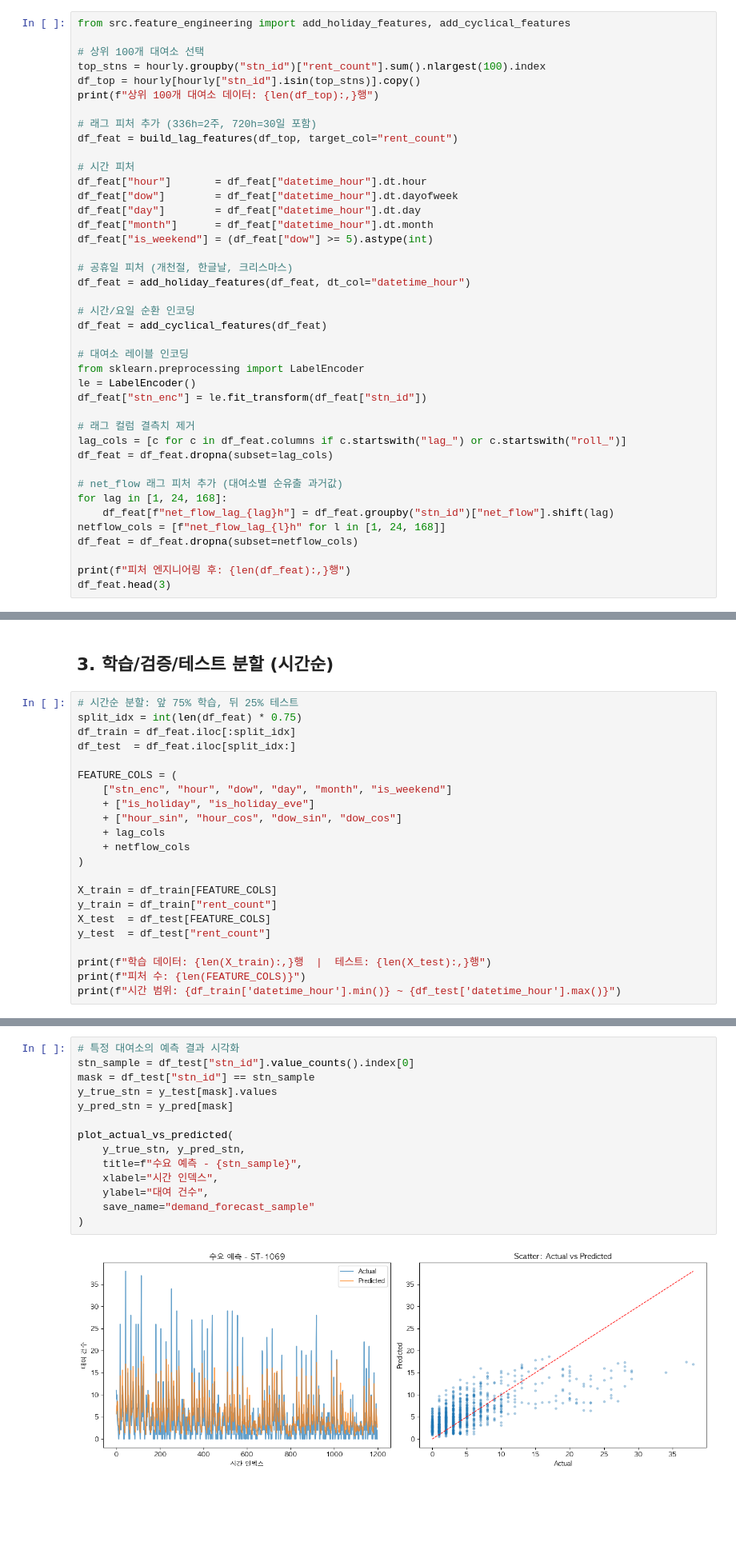
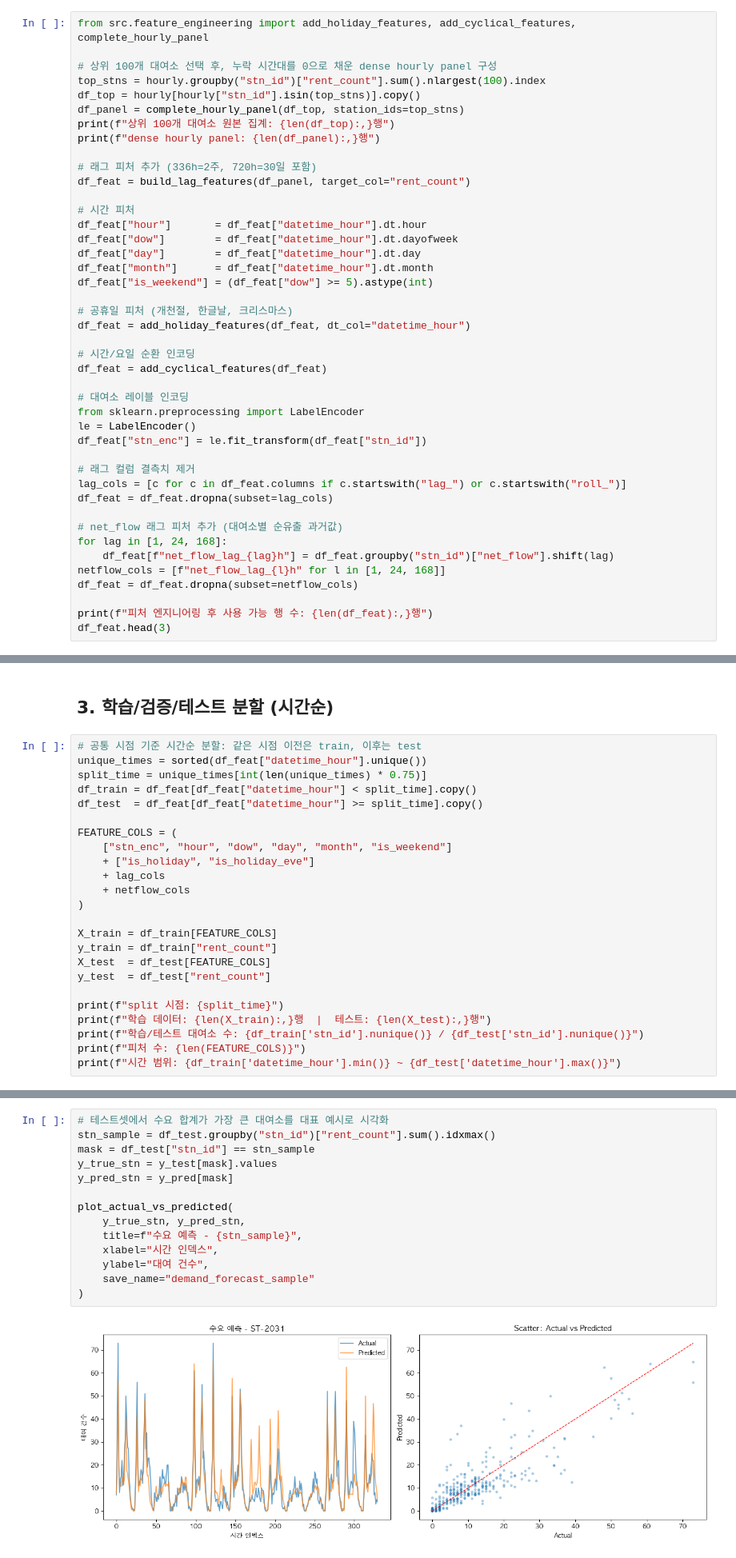
Before and after one commit to ClaraHayoungPark/seoul-bike-ml, a Jupyter notebook: notebooks/02_demand_forecasting.ipynb, the cells around one changed output, grey strips where cells are left out. Shown at 80% size. Cells and saved outputs as stored; diff of their text form; blank space fills up the shorter version.

Commit message:
fix: rebuild demand forecasting evaluation with proper time-based split

```diff
--- a/notebooks/02_demand_forecasting.ipynb
+++ b/notebooks/02_demand_forecasting.ipynb
@@ -62,15 +62,17 @@ Name: rent_count, dtype: float64
 # %% [markdown]
 ## 2. 상위 대여소 필터링 및 피처 엔지니어링
 # %%
-from src.feature_engineering import add_holiday_features, add_cyclical_features
+from src.feature_engineering import add_holiday_features, add_cyclical_features, complete_hourly_panel
 
-# 상위 100개 대여소 선택
+# 상위 100개 대여소 선택 후, 누락 시간대를 0으로 채운 dense hourly panel 구성
 top_stns = hourly.groupby("stn_id")["rent_count"].sum().nlargest(100).index
 df_top = hourly[hourly["stn_id"].isin(top_stns)].copy()
-print(f"상위 100개 대여소 데이터: {len(df_top):,}행")
+df_panel = complete_hourly_panel(df_top, station_ids=top_stns)
+print(f"상위 100개 대여소 원본 집계: {len(df_top):,}행")
+print(f"dense hourly panel: {len(df_panel):,}행")
 
 # 래그 피처 추가 (336h=2주, 720h=30일 포함)
-df_feat = build_lag_features(df_top, target_col="rent_count")
+df_feat = build_lag_features(df_panel, target_col="rent_count")
 
 # 시간 피처
 df_feat["hour"]       = df_feat["datetime_hour"].dt.hour
@@ -100,6 +102,6 @@ for lag in [1, 24, 168]:
 netflow_cols = [f"net_flow_lag_{l}h" for l in [1, 24, 168]]
 df_feat = df_feat.dropna(subset=netflow_cols)
 
-print(f"피처 엔지니어링 후: {len(df_feat):,}행")
+print(f"피처 엔지니어링 후 사용 가능 행 수: {len(df_feat):,}행")
 df_feat.head(3)
 # %% [output]
@@ -113,15 +116,15 @@ df_feat.head(3)
 # %% [markdown]
 ## 3. 학습/검증/테스트 분할 (시간순)
 # %%
-# 시간순 분할: 앞 75% 학습, 뒤 25% 테스트
-split_idx = int(len(df_feat) * 0.75)
-df_train = df_feat.iloc[:split_idx]
-df_test  = df_feat.iloc[split_idx:]
+# 공통 시점 기준 시간순 분할: 같은 시점 이전은 train, 이후는 test
+unique_times = sorted(df_feat["datetime_hour"].unique())
+split_time = unique_times[int(len(unique_times) * 0.75)]
+df_train = df_feat[df_feat["datetime_hour"] < split_time].copy()
+df_test  = df_feat[df_feat["datetime_hour"] >= split_time].copy()
 
 FEATURE_COLS = (
     ["stn_enc", "hour", "dow", "day", "month", "is_weekend"]
     + ["is_holiday", "is_holiday_eve"]
-    + ["hour_sin", "hour_cos", "dow_sin", "dow_cos"]
     + lag_cols
     + netflow_cols
 )
@@ -131,7 +134,9 @@ y_train = df_train["rent_count"]
 X_test  = df_test[FEATURE_COLS]
 y_test  = df_test["rent_count"]
 
+print(f"split 시점: {split_time}")
 print(f"학습 데이터: {len(X_train):,}행  |  테스트: {len(X_test):,}행")
+print(f"학습/테스트 대여소 수: {df_train['stn_id'].nunique()} / {df_test['stn_id'].nunique()}")
 print(f"피처 수: {len(FEATURE_COLS)}")
 print(f"시간 범위: {df_train['datetime_hour'].min()} ~ {df_test['datetime_hour'].max()}")
 # %% [output]
@@ -285,19 +293,19 @@ print(f"\n개선율 vs 평균 베이스라인: MAE {(1 - r3['MAE']/r1['MAE'])*10
 # %%
-# 특정 대여소의 예측 결과 시각화
-stn_sample = df_test["stn_id"].value_counts().index[0]
+# 테스트셋에서 수요 합계가 가장 큰 대여소를 대표 예시로 시각화
+stn_sample = df_test.groupby("stn_id")["rent_count"].sum().idxmax()
 mask = df_test["stn_id"] == stn_sample
 y_true_stn = y_test[mask].values
 y_pred_stn = y_pred[mask]
 
 plot_actual_vs_predicted(
     y_true_stn, y_pred_stn,
     title=f"수요 예측 - {stn_sample}",
     xlabel="시간 인덱스",
     ylabel="대여 건수",
     save_name="demand_forecast_sample"
 )
 # %% [output]
-[figure, old version]
+[figure, new version]
 # %%
 plot_feature_importance(
     model, FEATURE_COLS,
```
Also changed, not shown: parts of 10 cells of this notebook, 7 other files.
